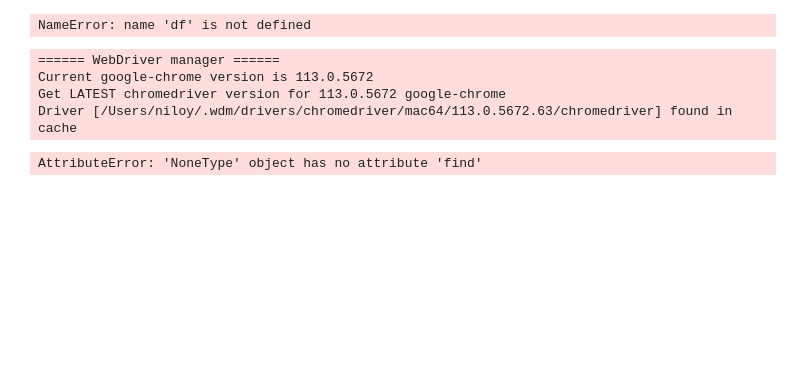
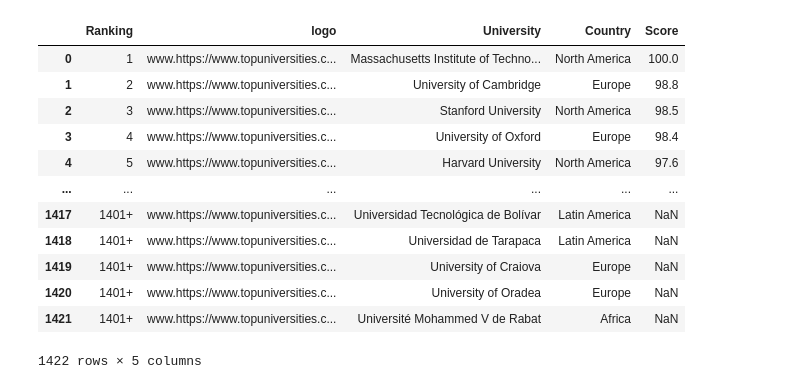
Before and after one commit to niloy-biswas/Find-Professor-CSRanking, a Jupyter notebook: QS.ipynb, the cells around one changed output. Cells and saved outputs as stored; diff of their text form; code cells hidden in the pictures; blank space fills up the shorter version.

```diff
--- a/QS.ipynb
+++ b/QS.ipynb
@@ -237,16 +104,16 @@ def visualise_qs_ranking(df, year, top_ranking, num):
-# %%
-df.to_csv("qs_raking_2020.csv", index=False)
-# %% [output]
-NameError: name 'df' is not defined
-# %%
-qs_2020 = get_qs_ranking_dataframe(year=2020, page=40)
-qs_2019 = get_qs_ranking_dataframe(year=2019, page=40)
-qs_2018 = get_qs_ranking_dataframe(year=2018, page=40)
-qs_2017 = get_qs_ranking_dataframe(year=2017, page=40)
-qs_2016 = get_qs_ranking_dataframe(year=2016, page=40)
-# %% [output]
-====== WebDriver manager ======
-Current google-chrome version is 113.0.5672
-Get LATEST chromedriver version for 113.0.5672 google-chrome
-Driver [/Users/niloy/.wdm/drivers/chromedriver/mac64/113.0.5672.63/chromedriver] found in cache
-AttributeError: 'NoneType' object has no attribute 'find'
+# %%
+df
+# %% [output]
+|  | Ranking | logo | University | Country | Score |
+| 0 | 1 | www.https://www.topuniversities.c... | Massachusetts Institute of Techno... | North America | 100.0 |
+| 1 | 2 | www.https://www.topuniversities.c... | University of Cambridge | Europe | 98.8 |
+| 2 | 3 | www.https://www.topuniversities.c... | Stanford University | North America | 98.5 |
+| 3 | 4 | www.https://www.topuniversities.c... | University of Oxford | Europe | 98.4 |
+| 4 | 5 | www.https://www.topuniversities.c... | Harvard University | North America | 97.6 |
+| ... | ... | ... | ... | ... | ... |
+| 1417 | 1401+ | www.https://www.topuniversities.c... | Universidad Tecnológica de Bolívar | Latin America | NaN |
+| 1418 | 1401+ | www.https://www.topuniversities.c... | Universidad de Tarapaca | Latin America | NaN |
+| 1419 | 1401+ | www.https://www.topuniversities.c... | University of Craiova | Europe | NaN |
+| 1420 | 1401+ | www.https://www.topuniversities.c... | University of Oradea | Europe | NaN |
+| 1421 | 1401+ | www.https://www.topuniversities.c... | Université Mohammed V de Rabat | Africa | NaN |
+1422 rows × 5 columns
```
Also changed, not shown: parts of 13 cells of this notebook.
